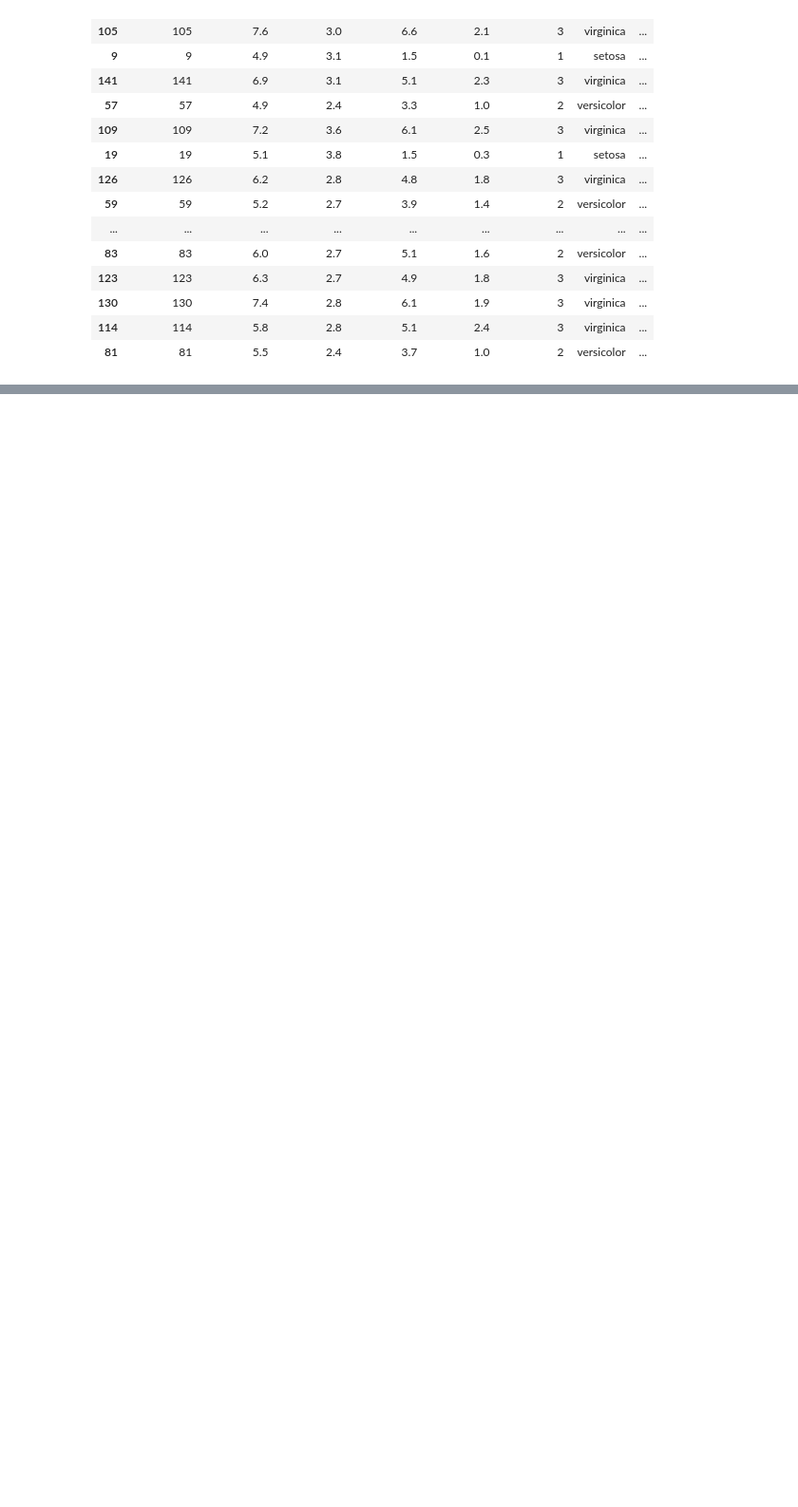
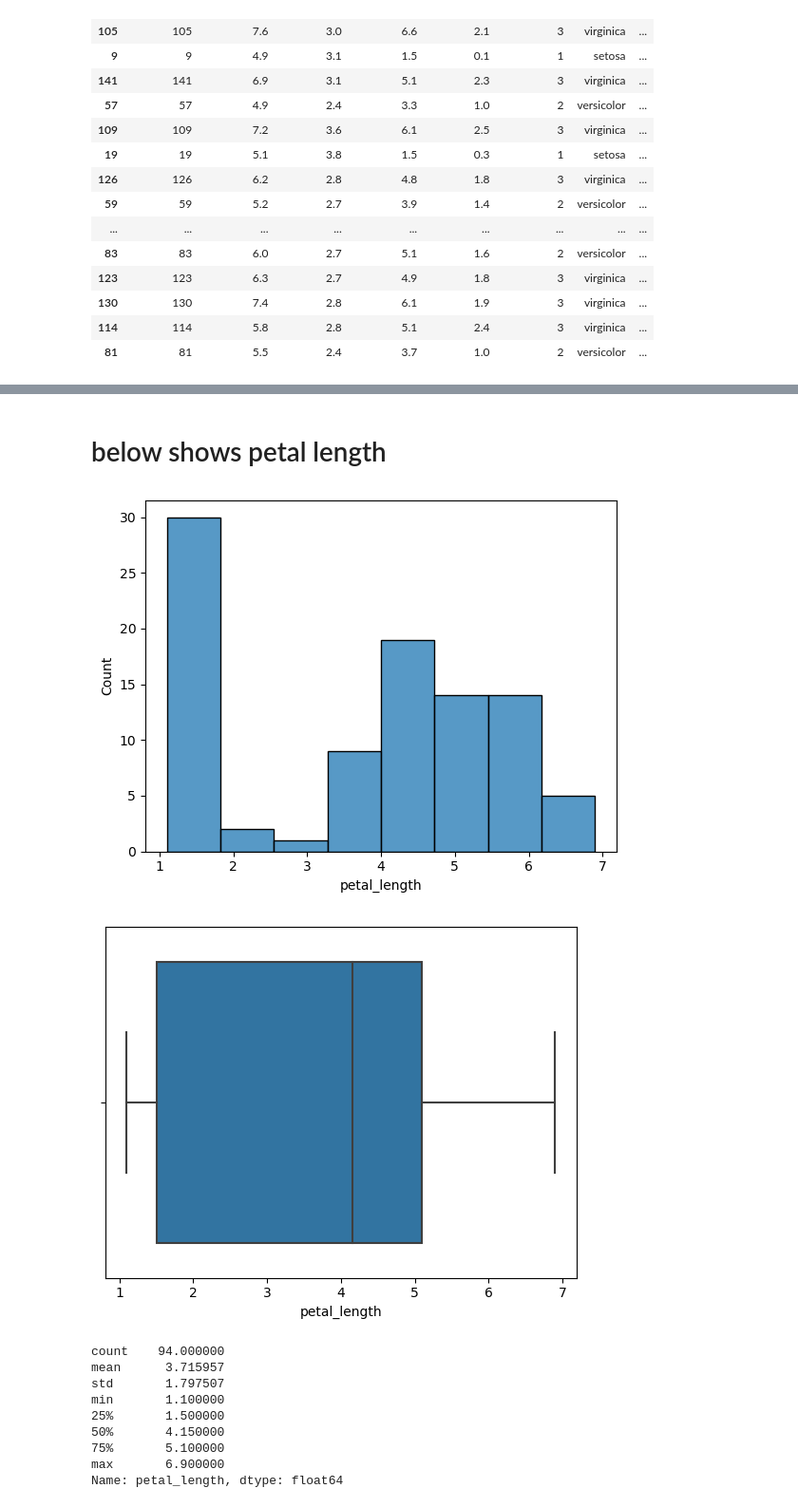
Before and after one commit to wherrickjr/classification-exercises, a Jupyter notebook: classification_exercises.ipynb, the cells around one changed output, grey strips where cells are left out. Shown at 95% size. Drawn from its saved outputs; the diff is of its cells as text; code cells hidden in the pictures; blank space fills up the shorter version.

```diff
--- a/classification_exercises.ipynb
+++ b/classification_exercises.ipynb
@@ -1021,0 +741,20 @@ stats.chi2_contingency(observed)
+# %% [markdown]
+# below shows petal length
+# %%
+sns.histplot(train.petal_length)
+plt.show()
+sns.boxplot(train.petal_length)
+plt.show()
+train.petal_length.describe()
+# %% [output]
+[figure, added]
+[figure, added]
+count    94.000000
+mean      3.715957
+std       1.797507
+min       1.100000
+25%       1.500000
+50%       4.150000
+75%       5.100000
+max       6.900000
+Name: petal_length, dtype: float64
```
Also changed, not shown: parts of 126 cells of this notebook.
